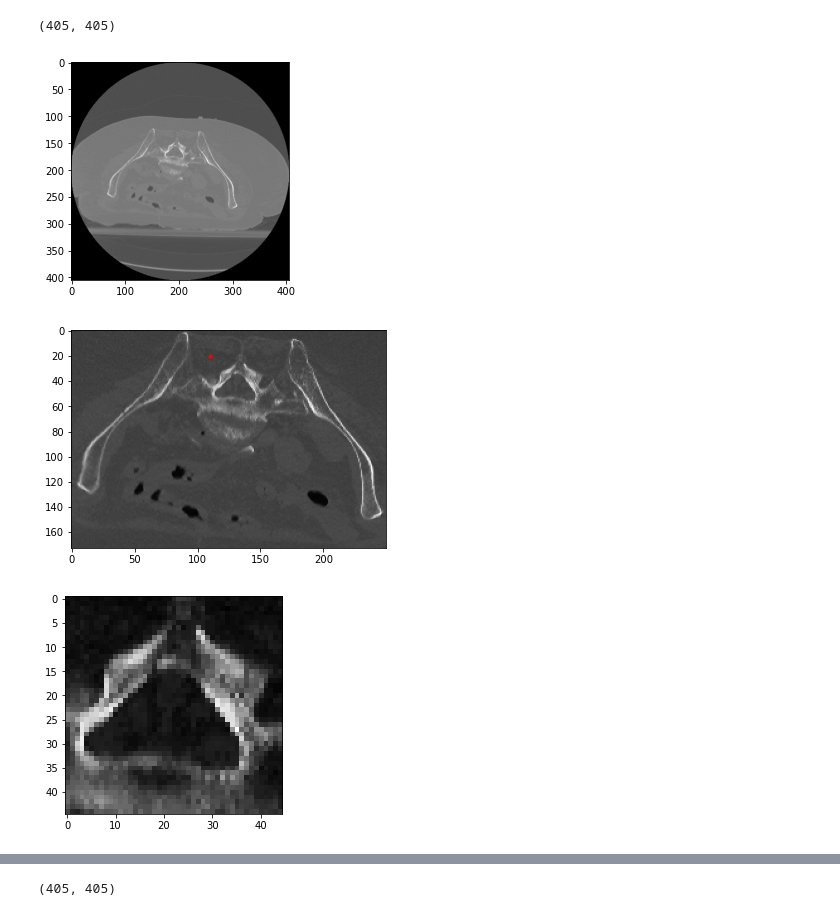
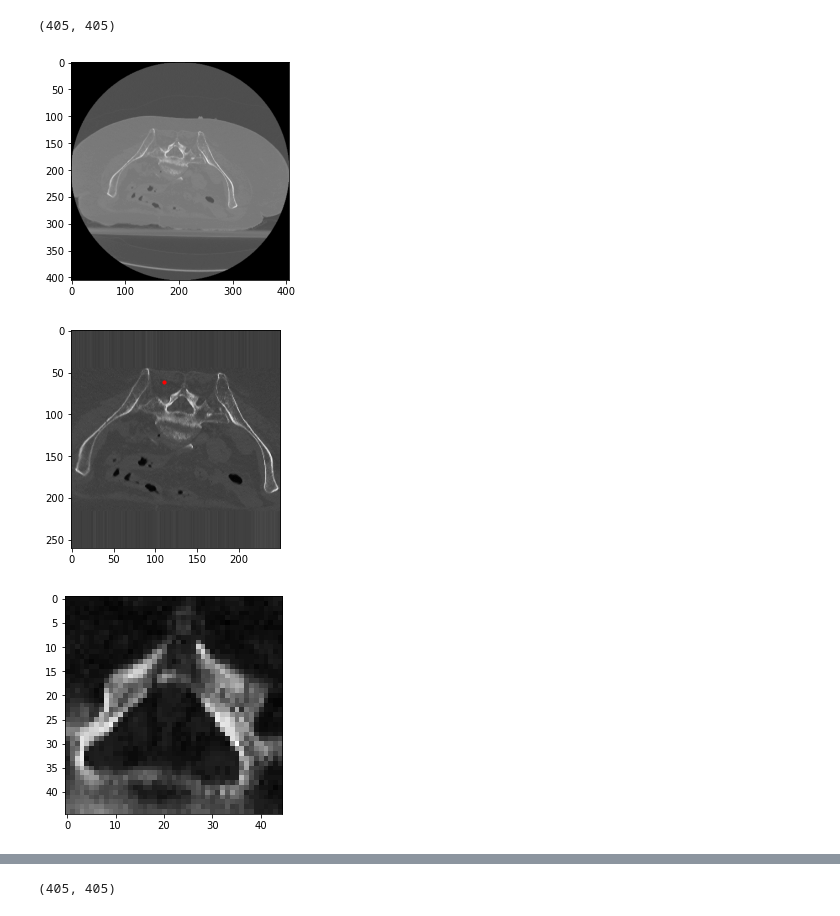
Before and after one commit to aasong113/CT_View_Planning_DeepRL, a Jupyter notebook: gym-child_thresholded_NN/Image_metrics_viewer.ipynb, the cells around one changed output, grey strips where cells are left out. Saved outputs shown, nothing was run; the diff lists cells and outputs as text; code cells hidden in the pictures.

```diff
--- a/gym-child_thresholded_NN/Image_metrics_viewer.ipynb
+++ b/gym-child_thresholded_NN/Image_metrics_viewer.ipynb
@@ -25,26 +25,26 @@ def shift_image(X, dx, dy, pad_val):
 # %%
 thresholded = openIMG('cadaver_slice_117_grey.png')
 print(thresholded.shape)
 plt.imshow(thresholded, cmap = 'gray')
 plt.show()
 
 cropped = thresholded[122:295, 62:312]
-# cropped = np.pad(cropped, ((40, 40), (40, 40)), 'edge')
+cropped = np.pad(cropped, ((44, 43), (0, 0)), 'edge')
 
 pad_val = np.mean(cropped[5:10, 5:10])
 plt.imshow(cropped, cmap = 'gray')
 x = 110
-y = 20
+y = 61
 plt.scatter(x, y, s=10, c='red', marker='o')
 plt.show()
 
 
 size = 45
 plt.imshow(cropped[y:y+size, x:x+size], cmap = 'gray')
 plt.show()
 # %% [output]
 (405, 405)
 [figure]
-[figure, old version]
+[figure, new version]
-[figure, old version]
+[figure, new version]
 # %%
```
Also changed, not shown: parts of 1 cell of this notebook, 19 other files.
